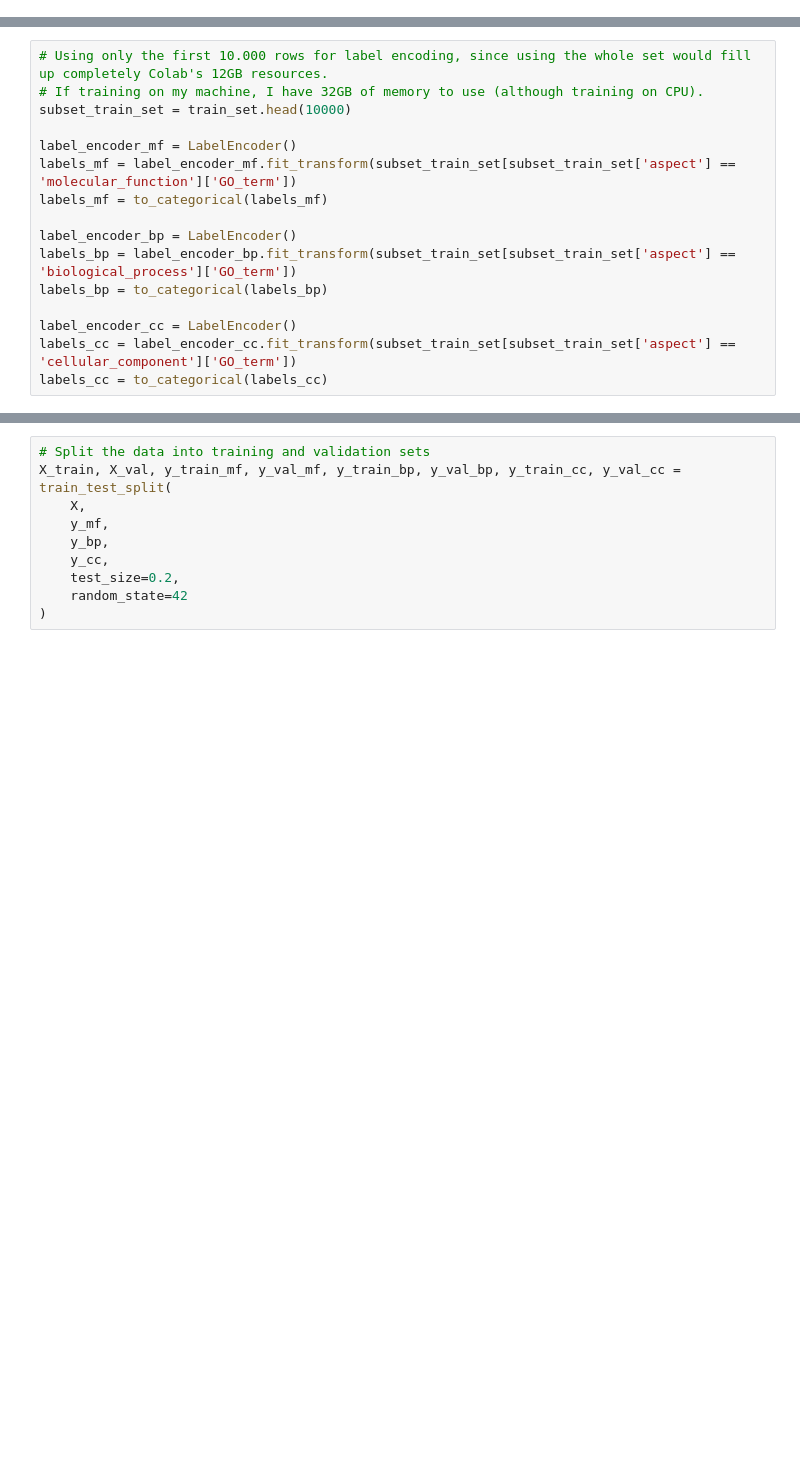
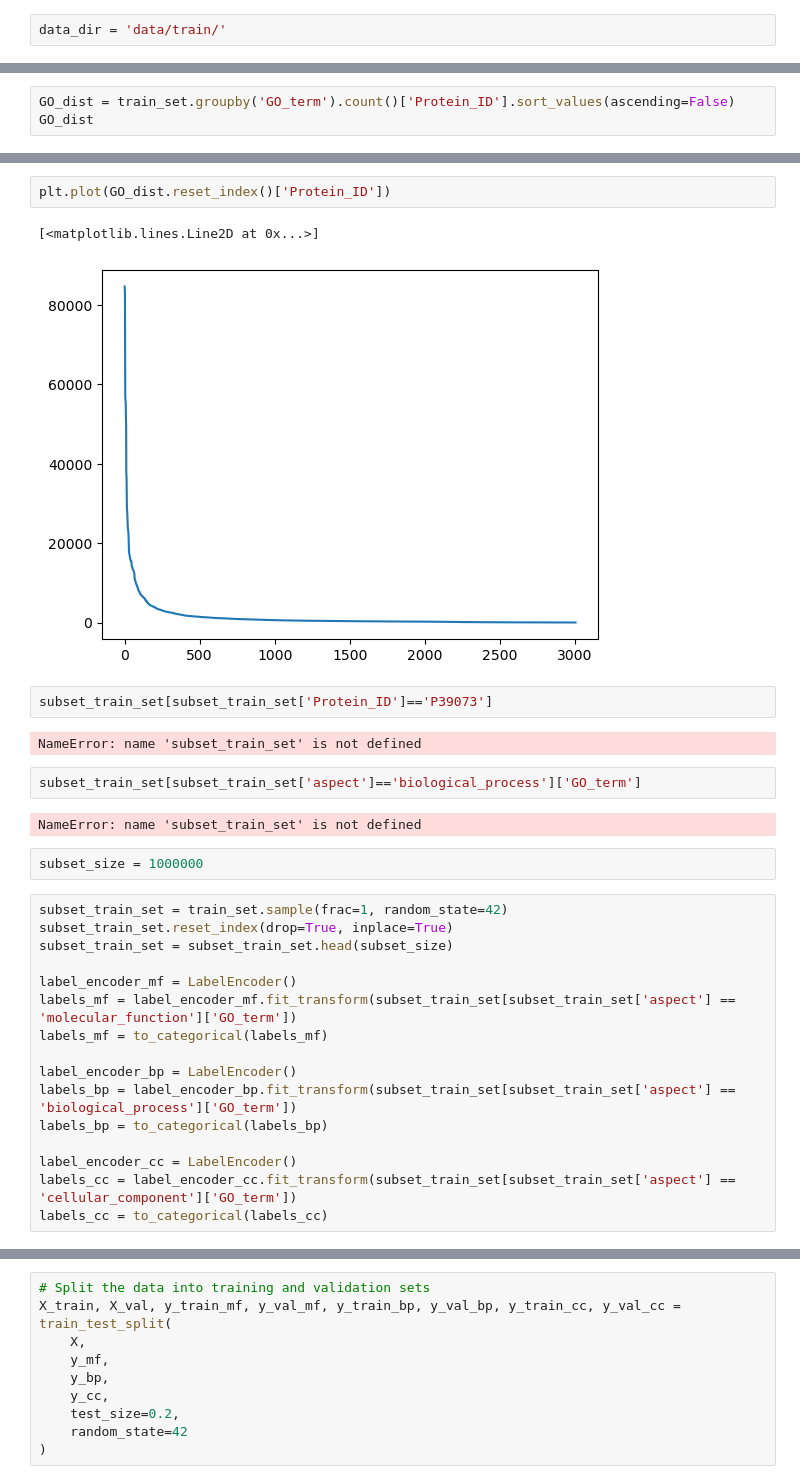
Before and after one commit to marcouderzo/BioData-PdxK-ThiD-FamilyModel, a Jupyter notebook: biodata_pfp.ipynb, the cells around one changed output, grey strips where cells are left out. Drawn from its saved outputs; the diff is of its cells as text; blank space fills up the shorter version.

```diff
--- a/biodata_pfp.ipynb
+++ b/biodata_pfp.ipynb
@@ -33,5 +18,7 @@ data_dir = '/content/drive/MyDrive/BiologicalData/biological_data_pfp/train/'
 # %% [output]
 Drive already mounted at /content/drive/; to attempt to forcibly remount, call drive.mount("/content/drive/", force_remount=True).
+# %%
+data_dir = 'data/train/'
 # %%
 # Load the dataset
 train_set = pd.read_csv(data_dir+'train_set.tsv', delimiter='\t')
@@ -72,0 +73,3 @@ print(prott5_embeddings.shape)
+# %%
+GO_dist = train_set.groupby('GO_term').count()['Protein_ID'].sort_values(ascending=False)
+GO_dist
@@ -73,7 +90,22 @@ print(prott5_embeddings.shape)
+# %%
+plt.plot(GO_dist.reset_index()['Protein_ID'])
+# %% [output]
+[<matplotlib.lines.Line2D at 0x...>]
+[figure, added]
+# %%
+subset_train_set[subset_train_set['Protein_ID']=='P39073']
+# %% [output]
+NameError: name 'subset_train_set' is not defined
+# %%
+subset_train_set[subset_train_set['aspect']=='biological_process']['GO_term']
+# %% [output]
+NameError: name 'subset_train_set' is not defined
+# %%
+subset_size = 1000000
 # %%
-# Using only the first 10.000 rows for label encoding, since using the whole set would fill up completely Colab's 12GB resources.
-# If training on my machine, I have 32GB of memory to use (although training on CPU).
-subset_train_set = train_set.head(10000)
+subset_train_set = train_set.sample(frac=1, random_state=42)
+subset_train_set.reset_index(drop=True, inplace=True)
+subset_train_set = subset_train_set.head(subset_size)
 
 label_encoder_mf = LabelEncoder()
 labels_mf = label_encoder_mf.fit_transform(subset_train_set[subset_train_set['aspect'] == 'molecular_function']['GO_term'])
```
Also changed, not shown: parts of 17 cells of this notebook.
